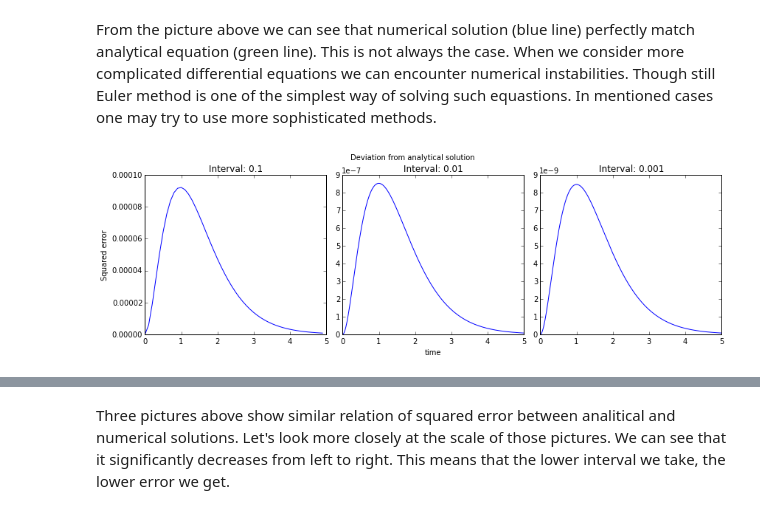
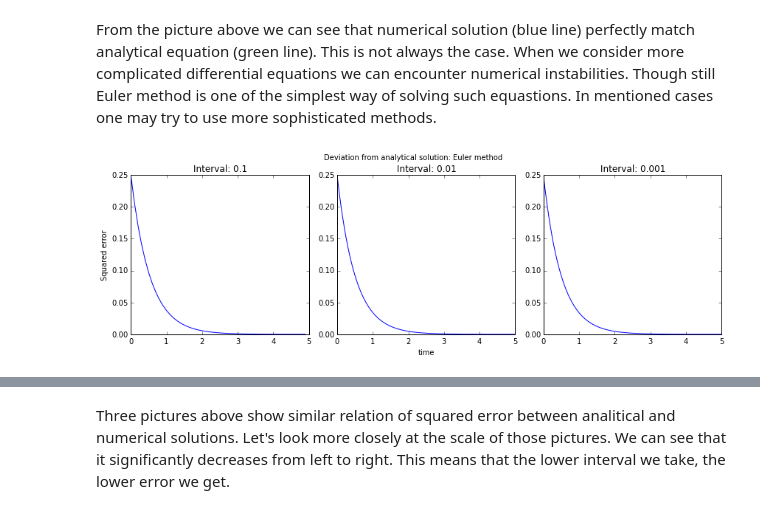
Before and after one commit to dokato/mns, a Jupyter notebook: MNS_3.ipynb, the cells around one changed output, grey strips where cells are left out. Saved outputs shown, nothing was run; the diff lists cells and outputs as text; code cells hidden in the pictures.

```diff
--- a/MNS_3.ipynb
+++ b/MNS_3.ipynb
@@ -85,24 +85,25 @@ plt.show()
 From the picture above we can see that numerical solution (blue line) perfectly match analytical equation (green line). This is not always the case. When we consider more complicated differential equations we can encounter numerical instabilities. Though still Euler method is one of the simplest way of solving such equastions. In mentioned cases one may try to use more sophisticated methods.
 # %%
 def f(x, t, **params): return 1-x
+def analytical(t): return 1- np.exp(-t)
 # %%
 vecdt = [0.1, 0.01, 0.001]
 fig, axes = plt.subplots(1, len(vecdt), figsize=(12,4))
+t = np.arange(0, t_max, dt)
 for e, d in enumerate(vecdt):
     x_t = euler(f, x_0, t_max, d)
     t = np.arange(0, t_max, d)
-    x_s = integrate.odeint(f, x_0, t)
-    axes[e].plot(t, (x_t-x_s)**2)
+    an = analytical(t).reshape(len(t),1)
+    axes[e].plot(t, (x_t-an)**2)
     axes[e].set_title('Interval: {}'.format(d))
     if e==0:
         axes[e].set_ylabel('Squared error')
     if e==1:
         axes[e].set_xlabel('time')
 
-
-plt.suptitle('Deviation from analytical solution')
+        plt.suptitle('Deviation from analytical solution: Euler method')
 plt.tight_layout()
 fig.subplots_adjust(top=0.88)
 plt.show()
 # %% [output]
-[figure, old version]
+[figure, new version]
```
Also changed, not shown: parts of 3 cells of this notebook.
